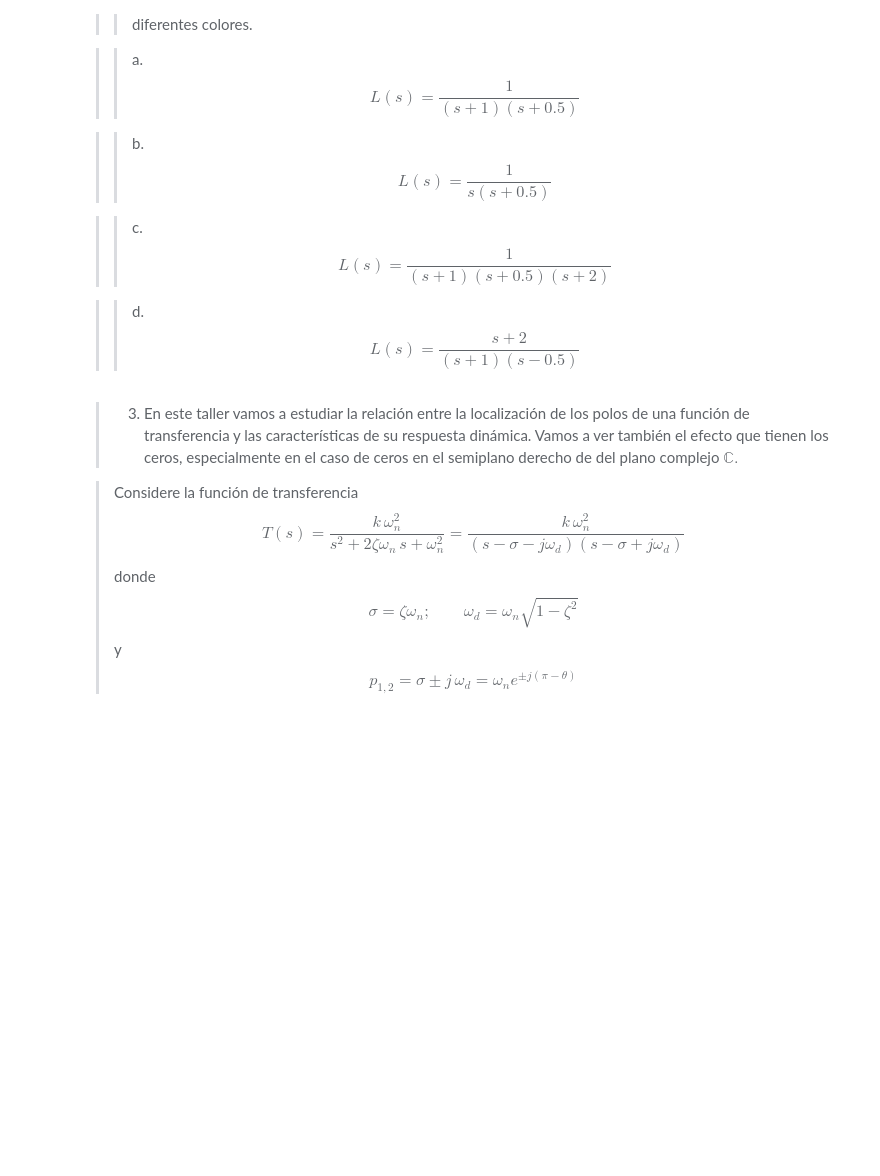
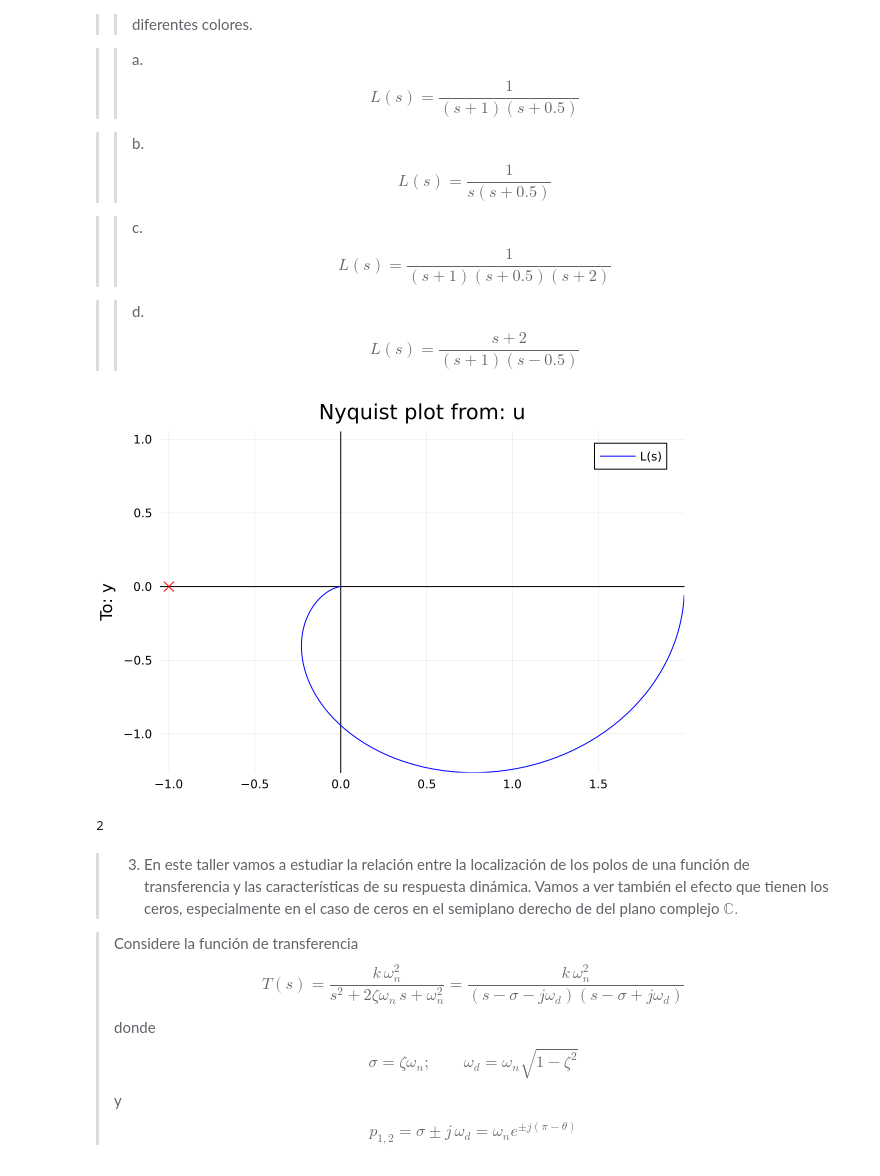
Before and after one commit to wabohorquezr/2025-II, a Jupyter notebook: Control/Tareas/TAREA_2/ctrl_25_1_tarea_2.ipynb, the cells around one changed output. Drawn from its saved outputs; the diff is of its cells as text; code cells hidden in the pictures; blank space fills up the shorter version.

Commit message:
nyquis

```diff
--- a/Control/Tareas/TAREA_2/ctrl_25_1_tarea_2.ipynb
+++ b/Control/Tareas/TAREA_2/ctrl_25_1_tarea_2.ipynb
@@ -92,6 +193,25 @@ $$
 $$
  L(s)=\frac{s+2}{(s+1)(s-0.5)}
 $$
+# %%
+using ControlSystems
+using Plots
+
+# Definir sistema L(s) en forma ZPK
+z = []                      # sin ceros
+p = [-1.0, -0.5]            # polos
+k = 1.0                     # ganancia
+
+L = zpk(z, p, k)            # Crear sistema en ZPK
+
+# 1. Diagrama de Nyquist para k = 1
+nyquistplot(L, label="L(s)", color=:blue)
+# %% [output]
+[figure, added]
+# %%
+1+1
+# %% [output]
+2
 # %% [markdown]
 
 > 3. En este taller vamos a estudiar la relación entre la localización de los polos de una función de transferencia y las características  de su respuesta dinámica. Vamos a ver también el efecto que tienen los ceros, especialmente en el caso de ceros en el semiplano derecho de del plano complejo $\mathbb{C}.
```
Also changed, not shown: parts of 8 cells of this notebook, 1 other file.
